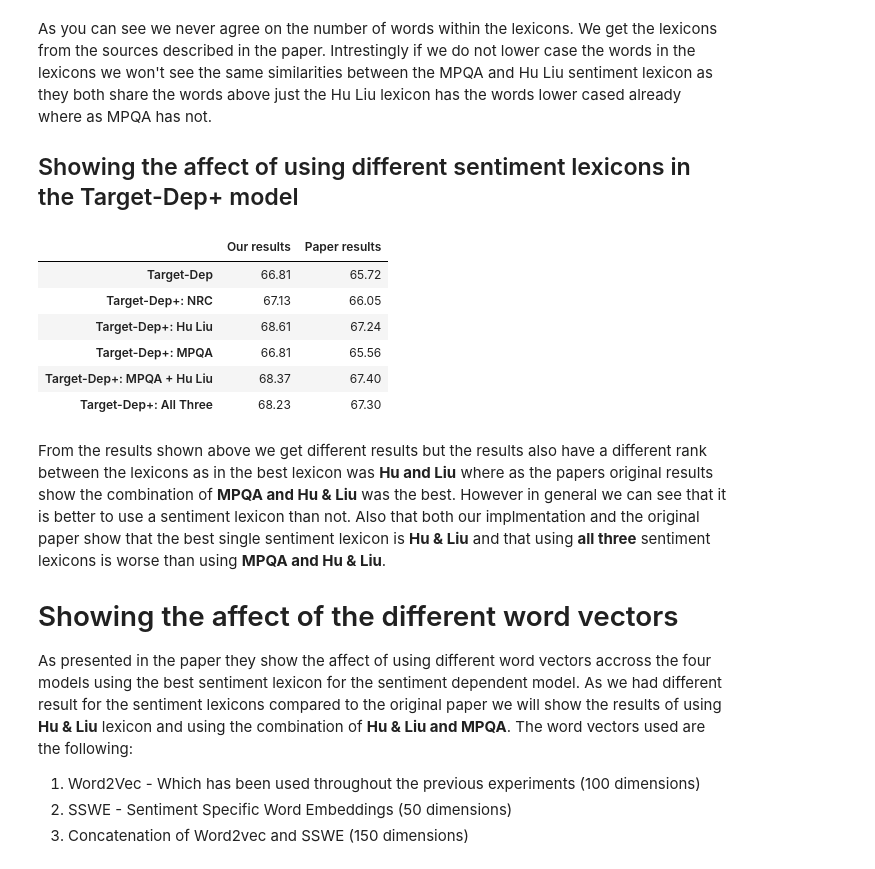
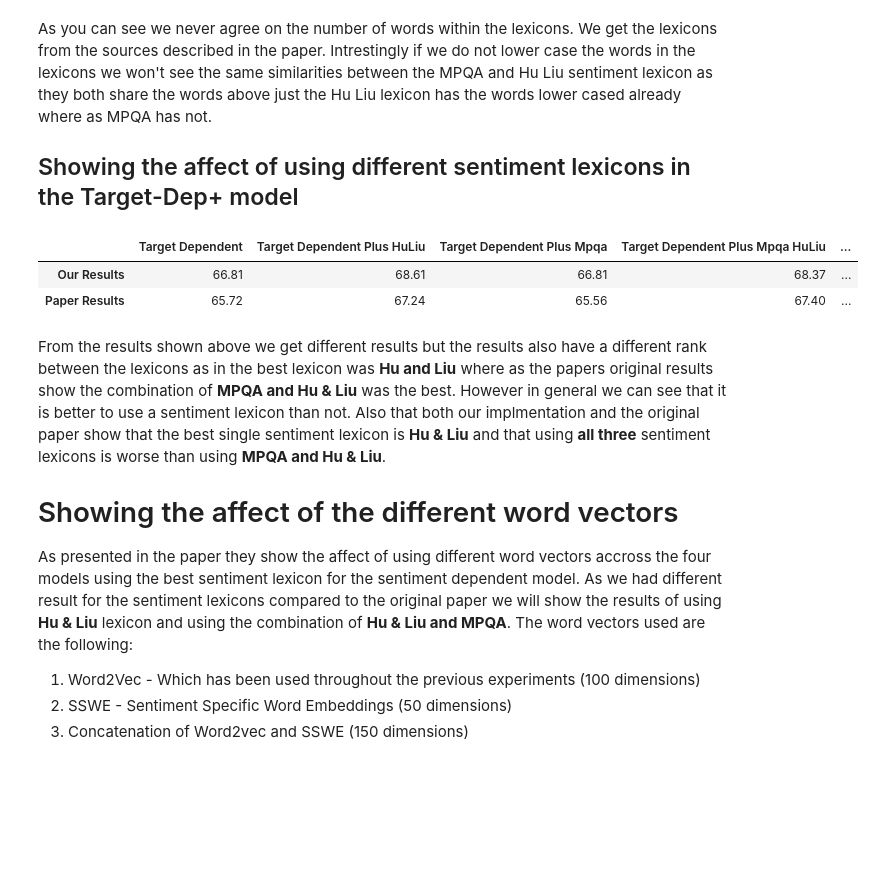
Before and after one commit to apmoore1/Bella, a Jupyter notebook: notebooks/target_model.ipynb, the cells around one changed output. Cells and saved outputs as stored; diff of their text form; code cells hidden in the pictures; blank space fills up the shorter version.

```diff
--- a/notebooks/target_model.ipynb
+++ b/notebooks/target_model.ipynb
@@ -140,7 +133,0 @@ results_dep = target_dep.grid_search(train_data, train_y, params=grid_params_dep
-# %%
-results = [results_ind['mean_test_score'], results_depc['mean_test_score'], results_dep['mean_test_score']]
-all_results = {'Our results' : [result.round(4)[0] * 100 for result in results]}
-all_results['Paper results'] = [59.22, 65.38, 65.72]
-index = ['Target-Ind', 'Target-Dep-', 'Target-Dep']
-base_model_df = pd.DataFrame(all_results, index=index)
-base_model_df
@@ -237,18 +212,0 @@ sent_results_df['Our results']['Target-Dep'] = base_model_df['Our results']['Tar
-# %%
-name_map = {'Mpqa' : 'Target-Dep+: MPQA', 'HuLiu' : 'Target-Dep+: Hu Liu', 'NRC' : 'Target-Dep+: NRC',
-            'Mpqa HuLiu' : 'Target-Dep+: MPQA + Hu Liu', 'Mpqa HuLiu NRC' : 'Target-Dep+: All Three'}
-results_sent['lexicon'] = results_sent['param_union__left_s__filter__lexicon'].apply(lambda lex: lex.name)
-for lex_name, model_name in name_map.items():
-    score = results_sent.loc[results_sent['lexicon'] == lex_name]['mean_test_score']
-    score = score.round(4) * 100
-    sent_results_df['Our results'][model_name] = score
-sent_results_df['Our results']['Target-Dep'] = base_model_df['Our results']['Target-Dep']
-sent_results_df
-# %% [output]
-|  | Our results | Paper results |
-| Target-Dep | 66.81 | 65.72 |
-| Target-Dep+: NRC | 67.13 | 66.05 |
-| Target-Dep+: Hu Liu | 68.61 | 67.24 |
-| Target-Dep+: MPQA | 66.81 | 65.56 |
-| Target-Dep+: MPQA + Hu Liu | 68.37 | 67.40 |
-| Target-Dep+: All Three | 68.23 | 67.30 |
@@ -255,3 +216,21 @@ sent_results_df
+# %%
+senti_scores = grid_search_model(target_dep_plus, train_data, train_y,
+                                 word_vectors=[[w2v]], senti_lexicon=all_lexicons_low)
+senti_scores = get_score(senti_scores, 'lexicon')
+senti_scores = {f'Target Dependent Plus {name}': score for score, name in senti_scores}
+senti_scores['Target Dependent'] = all_results['Target Dependent']
+# %%
+senti_results = add_row(senti_scores, 'Our Results')
+paper_results = [('NRC', 66.05), ('HuLiu', 67.24), ('Mpqa', 65.56),
+                 ('Mpqa HuLiu', 67.40), ('Mpqa HuLiu NRC', 67.30)]
+paper_results = {f'Target Dependent Plus {name}': score for name, score in paper_results}
+paper_results['Target Dependent'] = 65.72
+senti_results = add_row(paper_results, 'Paper Results', senti_results)
+senti_results
+# %% [output]
+|  | Target Dependent | Target Dependent Plus HuLiu | Target Dependent Plus Mpqa | Target Dependent Plus Mpqa HuLiu | ... |
+| Our Results | 66.81 | 68.61 | 66.81 | 68.37 | ... |
+| Paper Results | 65.72 | 67.24 | 65.56 | 67.40 | ... |
 # %% [markdown]
 From the results shown above we get different results but the results also have a different rank between the lexicons as in the best lexicon was **Hu and Liu** where as the papers original results show the combination of **MPQA and Hu & Liu** was the best. However in general we can see that it is better to use a sentiment lexicon than not. Also that both our implmentation and the original paper show that the best single sentiment lexicon is **Hu & Liu** and that using **all three** sentiment lexicons is worse than using **MPQA and Hu & Liu**.
 
```
Also changed, not shown: parts of 45 cells of this notebook.
